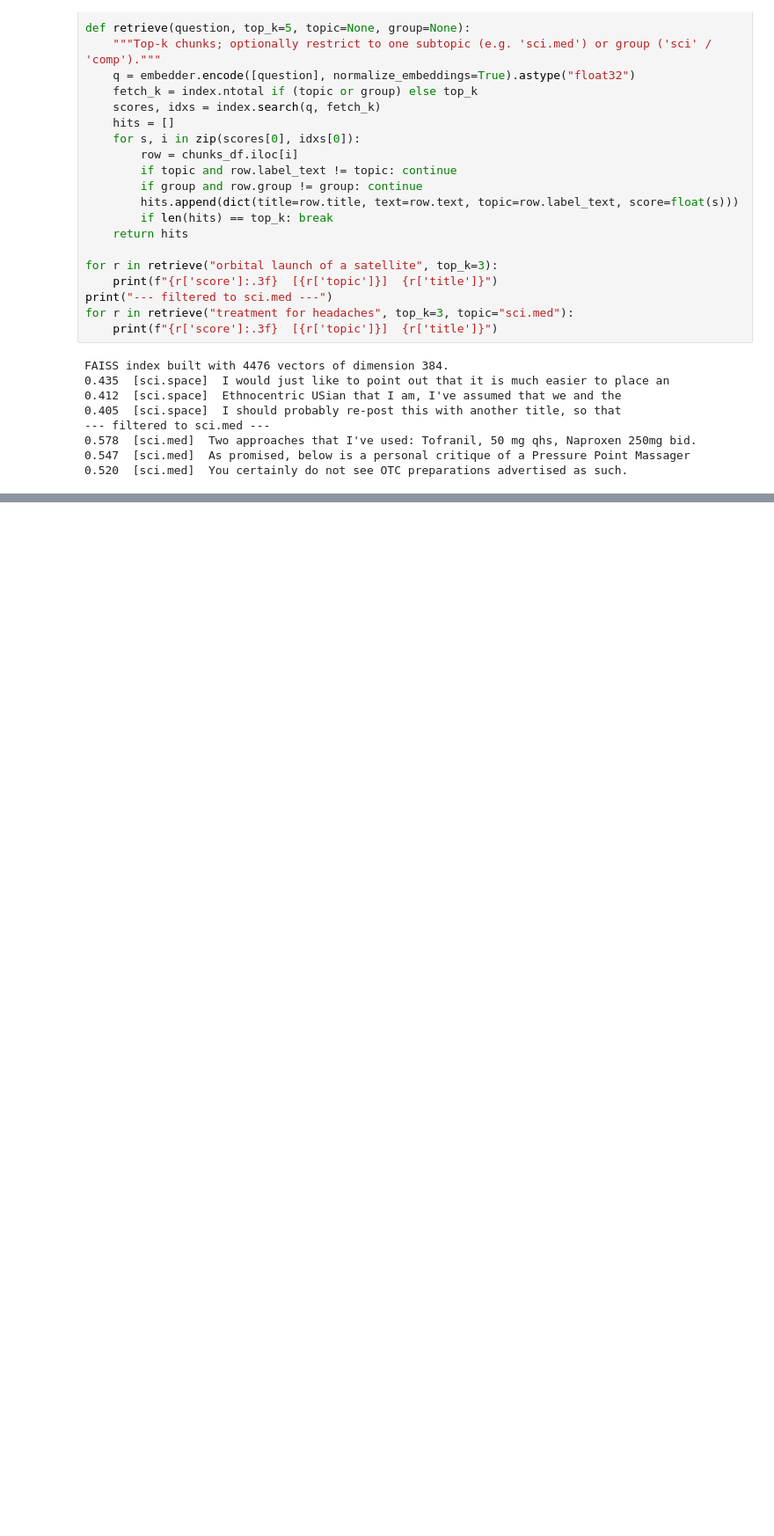
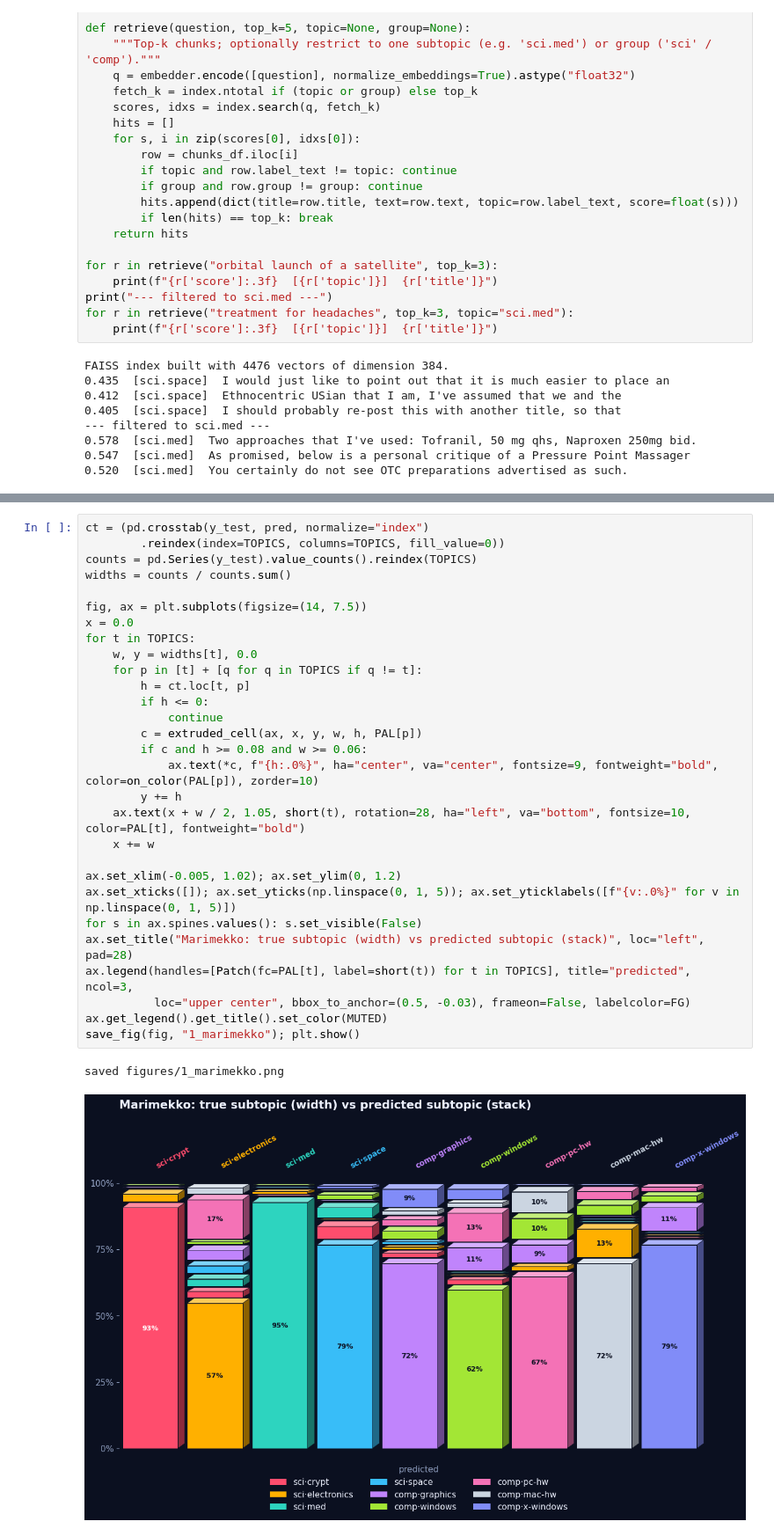
Before and after one commit to saasmodularframework/ai-application-layer-extended, a Jupyter notebook: ai_categorized.ipynb, the cells around one changed output, grey strips where cells are left out. Shown at 88% size. Saved outputs shown, nothing was run; the diff lists cells and outputs as text; blank space fills up the shorter version.

```diff
--- a/ai_categorized.ipynb
+++ b/ai_categorized.ipynb
@@ -205,0 +338,32 @@ FAISS index built with 4476 vectors of dimension 384.
+# %%
+ct = (pd.crosstab(y_test, pred, normalize="index")
+        .reindex(index=TOPICS, columns=TOPICS, fill_value=0))
+counts = pd.Series(y_test).value_counts().reindex(TOPICS)
+widths = counts / counts.sum()
+
+fig, ax = plt.subplots(figsize=(14, 7.5))
+x = 0.0
+for t in TOPICS:
+    w, y = widths[t], 0.0
+    for p in [t] + [q for q in TOPICS if q != t]:
+        h = ct.loc[t, p]
+        if h <= 0:
+            continue
+        c = extruded_cell(ax, x, y, w, h, PAL[p])
+        if c and h >= 0.08 and w >= 0.06:
+            ax.text(*c, f"{h:.0%}", ha="center", va="center", fontsize=9, fontweight="bold", color=on_color(PAL[p]), zorder=10)
+        y += h
+    ax.text(x + w / 2, 1.05, short(t), rotation=28, ha="left", va="bottom", fontsize=10, color=PAL[t], fontweight="bold")
+    x += w
+
+ax.set_xlim(-0.005, 1.02); ax.set_ylim(0, 1.2)
+ax.set_xticks([]); ax.set_yticks(np.linspace(0, 1, 5)); ax.set_yticklabels([f"{v:.0%}" for v in np.linspace(0, 1, 5)])
+for s in ax.spines.values(): s.set_visible(False)
+ax.set_title("Marimekko: true subtopic (width) vs predicted subtopic (stack)", loc="left", pad=28)
+ax.legend(handles=[Patch(fc=PAL[t], label=short(t)) for t in TOPICS], title="predicted", ncol=3,
+          loc="upper center", bbox_to_anchor=(0.5, -0.03), frameon=False, labelcolor=FG)
+ax.get_legend().get_title().set_color(MUTED)
+save_fig(fig, "1_marimekko"); plt.show()
+# %% [output]
+saved figures/1_marimekko.png
+[figure, added]
```
Also changed, not shown: parts of 11 cells of this notebook.
